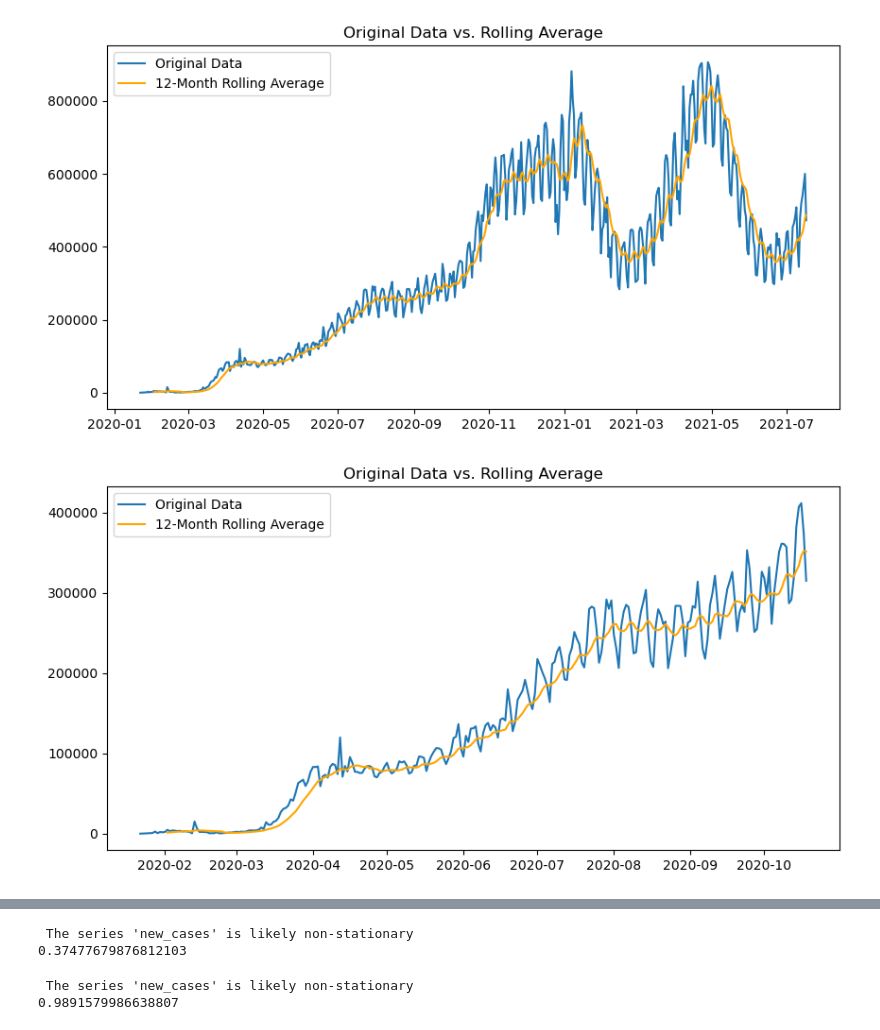
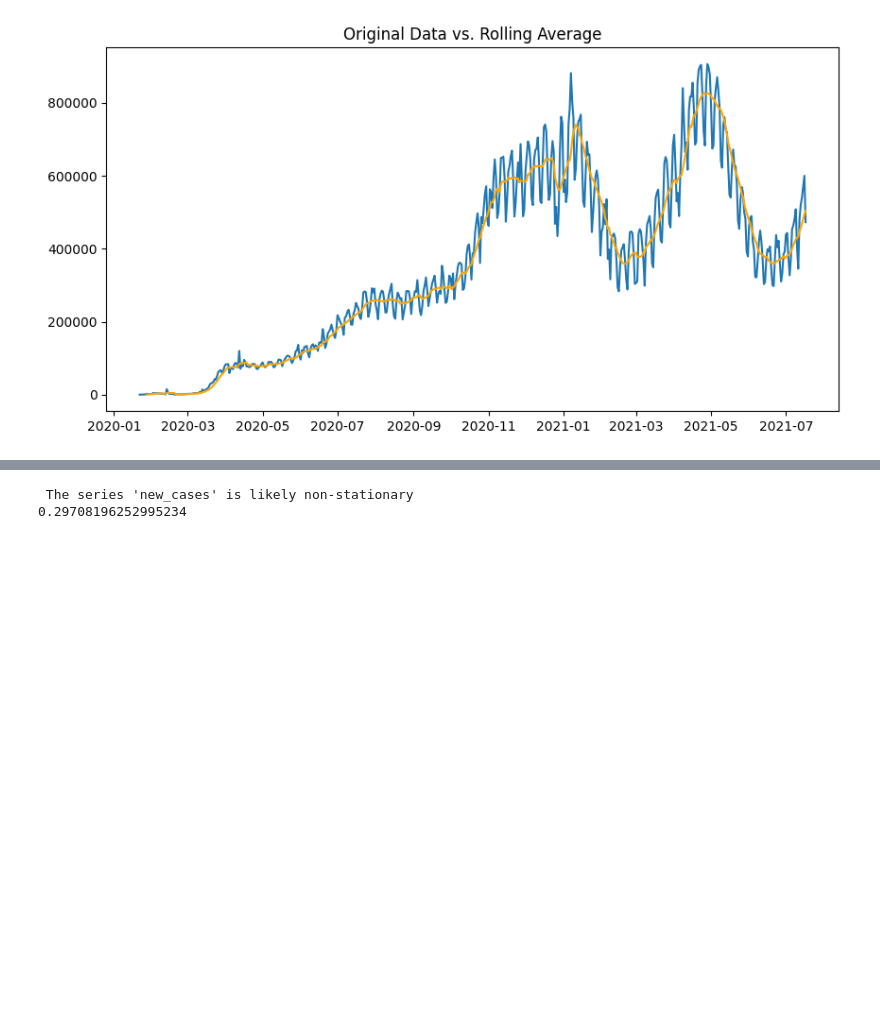
Before and after one commit to ISMAELSOUSAFONTELESCASTRO/notebook, a Jupyter notebook: COVID ANALISE EXPLORATORIA.ipynb, the cells around one changed output, grey strips where cells are left out. Saved outputs shown, nothing was run; the diff lists cells and outputs as text; code cells hidden in the pictures; blank space fills up the shorter version.

```diff
--- a/COVID ANALISE EXPLORATORIA.ipynb
+++ b/COVID ANALISE EXPLORATORIA.ipynb
@@ -28,8 +43,10 @@ display(df_mundo)
 # %%
 ##Ploting Data
 import matplotlib.pyplot as plt
-plt.figure(figsize = (10,5))
-plt.plot(df_mundo.date, df_mundo.new_cases)
+from matplotlib.pylab import rcParams
+from pandas.plotting import register_matplotlib_converters
+rcParams['figure.figsize'] = 15, 6
+plt.plot(df)
 plt.title("Novos casos de Covid ao longo do tempo")
 plt.xlabel("Data")
 plt.ylabel("Novos casos de Covid")
@@ -66,25 +61,25 @@ import matplotlib.pyplot as plt
 
 ## DADOS COMPLETOS
 # Assuming 'df' is your DataFrame with a 'value' column
-stl = STL(df_mundo['new_cases'], seasonal=11) # Adjust 'seasonal' parameter based on your
+stl = STL(df_mundo.new_cases) # Adjust 'seasonal' parameter based on your
 result = stl.fit()
 # Extract components
-trend = result.trend
-seasonal = result.seasonal
-residual = result.resid
+df.trend = result.trend
+df.seasonal = result.seasonal
+df.residual = result.resid
 # Plot the decomposition
 plt.figure(figsize=(12, 8))
 plt.subplot(411)
-plt.plot(df_mundo['new_cases'], label='Original Time Series')
+plt.plot(df, label='Original Time Series')
 plt.legend(loc='upper left')
 plt.subplot(412)
-plt.plot(trend, label='Trend Component')
+plt.plot(df.trend, label='Trend Component')
 plt.legend(loc='upper left')
 plt.subplot(413)
-plt.plot(seasonal, label='Seasonal Component')
+plt.plot(df.seasonal, label='Seasonal Component')
 plt.legend(loc='upper right')
 plt.subplot(414)
-plt.plot(residual, label='Residual Component')
+plt.plot(df.residual, label='Residual Component')
 plt.legend(loc='upper right')
 plt.tight_layout()
 plt.show()
@@ -93,28 +88,10 @@ plt.show()
 # %%
 # Calculating a 12-month rolling average
-df_mundo['new_cases_mean'] = df_mundo['new_cases'].rolling(window=12).mean()
+df.mean = df.rolling(window=7).mean()
 plt.figure(figsize=(10, 5))
-plt.plot(df_mundo['new_cases'], label='Original Data')
-plt.plot(df_mundo['new_cases_mean'], label='12-Month Rolling Average', color='orange')
+plt.plot(df, label='Original Data')
+plt.plot(df.mean, label='12-Month Rolling Average', color='orange')
 plt.title('Original Data vs. Rolling Average')
-plt.legend()
 plt.show()
-
-#df_mundo05['new_cases_mean'] = df_mundo05['new_cases'].rolling(window=12).mean()
-plt.figure(figsize=(10, 5))
-plt.plot(df_mundo05['new_cases'], label='Original Data')
-plt.plot(df_mundo05['new_cases_mean'], label='12-Month Rolling Average', color='orange')
-plt.title('Original Data vs. Rolling Average')
-plt.legend()
-plt.show()
-
-#df_mundo510['new_cases_mean'] = df_mundo510['new_cases'].rolling(window=12).mean()
-plt.figure(figsize=(10, 5))
-plt.plot(df_mundo510['new_cases'], label='Original Data')
-plt.plot(df_mundo510['new_cases_mean'], label='12-Month Rolling Average', color='orange')
-plt.title('Original Data vs. Rolling Average')
-plt.legend()
-plt.show()
 # %% [output]
-[figure, old version]
+[figure, new version]
-[figure, removed]
@@ -122,10 +98,11 @@ plt.show()
 # %%
 from statsmodels.tsa.stattools import adfuller
+
 def check_stationarity(timeseries):
     result = adfuller(timeseries, autolag='AIC')
     return result[1] # Return the p-value
 
-p_value = check_stationarity(df_mundo['new_cases'])
+p_value = check_stationarity(df.mean.dropna())
 if p_value <= 0.05:
     print(f" The series 'new_cases' is likely stationary")
 else:
@@ -133,14 +110,4 @@ else:
 print(p_value)
 # %% [output]
  The series 'new_cases' is likely non-stationary
-0.37477679876812103
+0.29708196252995234
-# %%
-p_value = check_stationarity(df_mundo05['new_cases'])
-if p_value <= 0.05:
-    print(f" The series 'new_cases' is likely stationary")
-else:
-    print(f" The series 'new_cases' is likely non-stationary")
-print(p_value)
-# %% [output]
- The series 'new_cases' is likely non-stationary
-0.9891579986638807
```
Also changed, not shown: parts of 25 cells of this notebook.
